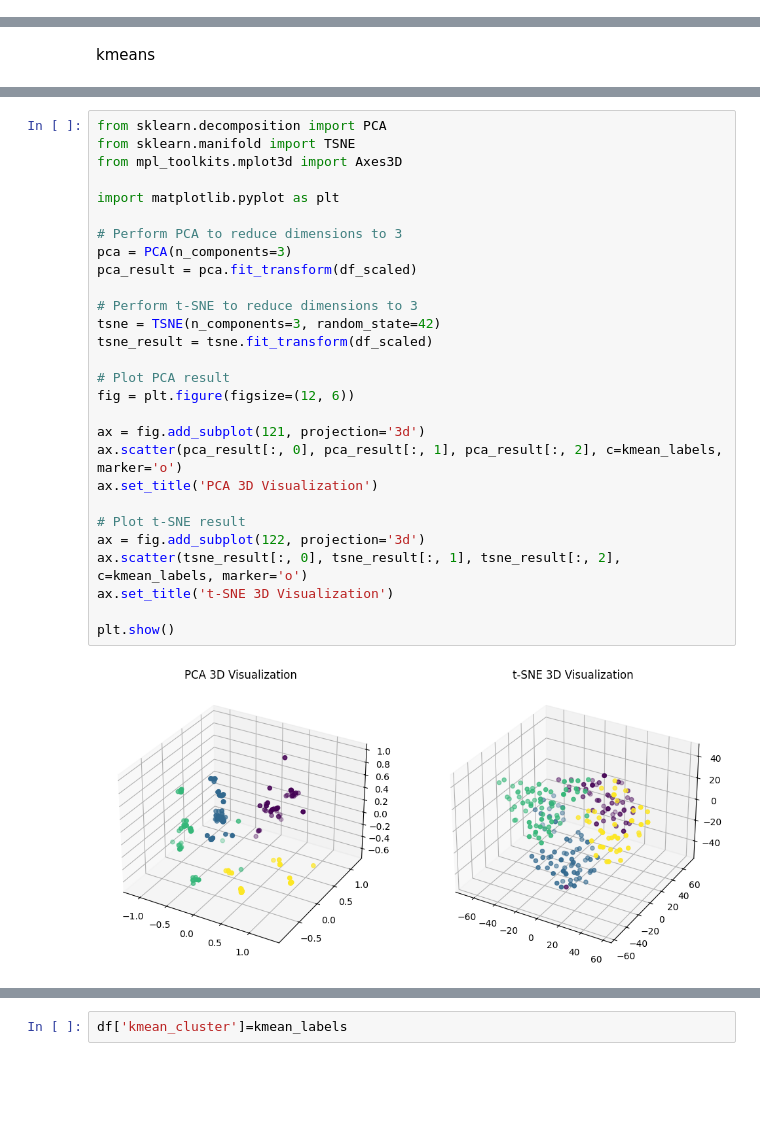
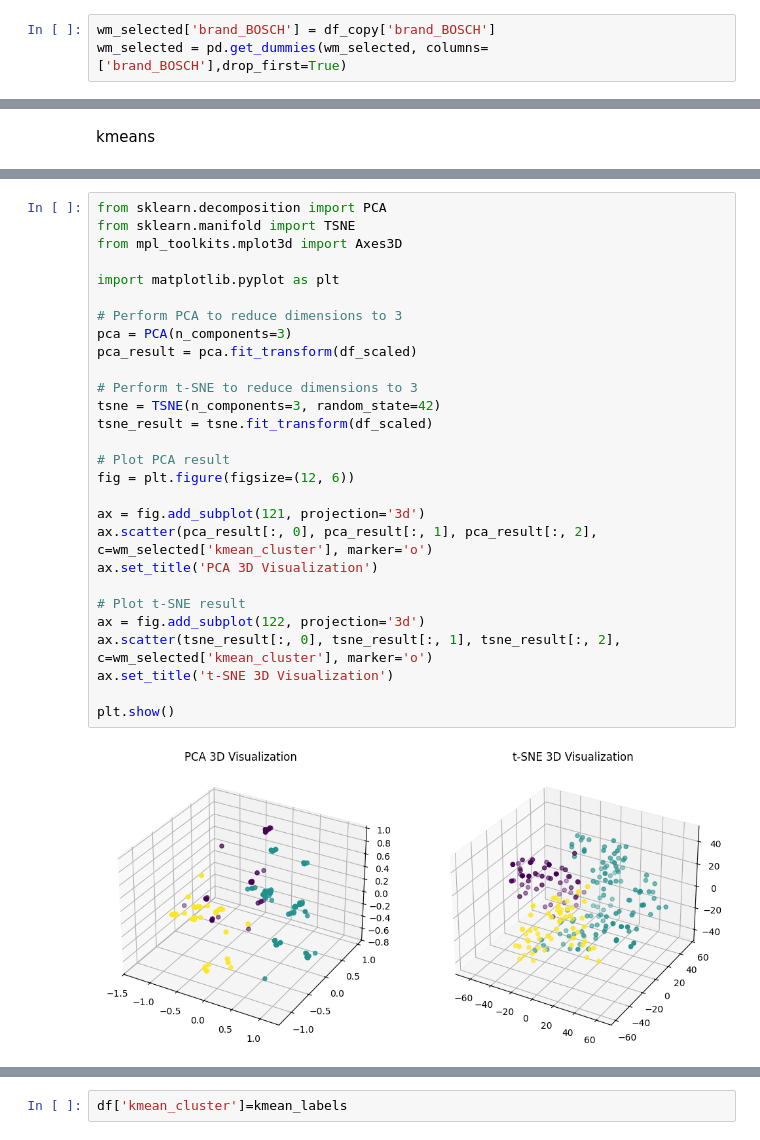
Before and after one commit to atefehjn/scraping-clustering, a Jupyter notebook: WM/clustering.ipynb, the cells around one changed output, grey strips where cells are left out. Saved outputs shown, nothing was run; the diff lists cells and outputs as text; blank space fills up the shorter version.

```diff
--- a/WM/clustering.ipynb
+++ b/WM/clustering.ipynb
@@ -63,3 +64,6 @@ selected_features = selector.fit_transform(wm_cleaned)
 selected_feature_names = wm_cleaned.columns[selector.get_support()]
 #Convert back to DataFrame
 wm_selected = pd.DataFrame(selected_features, columns=selected_feature_names)
+# %%
+wm_selected['brand_BOSCH'] = df_copy['brand_BOSCH']
+wm_selected = pd.get_dummies(wm_selected, columns=['brand_BOSCH'],drop_first=True)
@@ -142,33 +162,33 @@ Best metrics: {'silhouette_score': 0.3012251375515453, 'calinski_harabasz_score'
 # %%
 from sklearn.decomposition import PCA
 from sklearn.manifold import TSNE
 from mpl_toolkits.mplot3d import Axes3D
 
 import matplotlib.pyplot as plt
 
 # Perform PCA to reduce dimensions to 3
 pca = PCA(n_components=3)
 pca_result = pca.fit_transform(df_scaled)
 
 # Perform t-SNE to reduce dimensions to 3
 tsne = TSNE(n_components=3, random_state=42)
 tsne_result = tsne.fit_transform(df_scaled)
 
 # Plot PCA result
 fig = plt.figure(figsize=(12, 6))
 
 ax = fig.add_subplot(121, projection='3d')
-ax.scatter(pca_result[:, 0], pca_result[:, 1], pca_result[:, 2], c=kmean_labels, marker='o')
+ax.scatter(pca_result[:, 0], pca_result[:, 1], pca_result[:, 2], c=wm_selected['kmean_cluster'], marker='o')
 ax.set_title('PCA 3D Visualization')
 
 # Plot t-SNE result
 ax = fig.add_subplot(122, projection='3d')
-ax.scatter(tsne_result[:, 0], tsne_result[:, 1], tsne_result[:, 2], c=kmean_labels, marker='o')
+ax.scatter(tsne_result[:, 0], tsne_result[:, 1], tsne_result[:, 2], c=wm_selected['kmean_cluster'], marker='o')
 ax.set_title('t-SNE 3D Visualization')
 
 plt.show()
 # %% [output]
-[figure, old version]
+[figure, new version]
 # %%
 print(pca.explained_variance_ratio_)  # Importance of each component
 pca_comp = pca.components_  # Contribution of each feature
```
Also changed, not shown: parts of 14 cells of this notebook, 4 other files.
